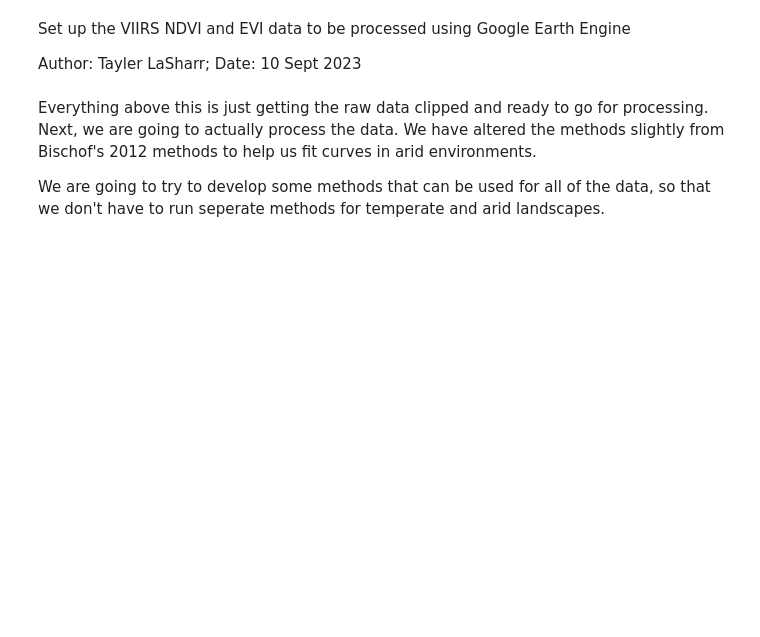
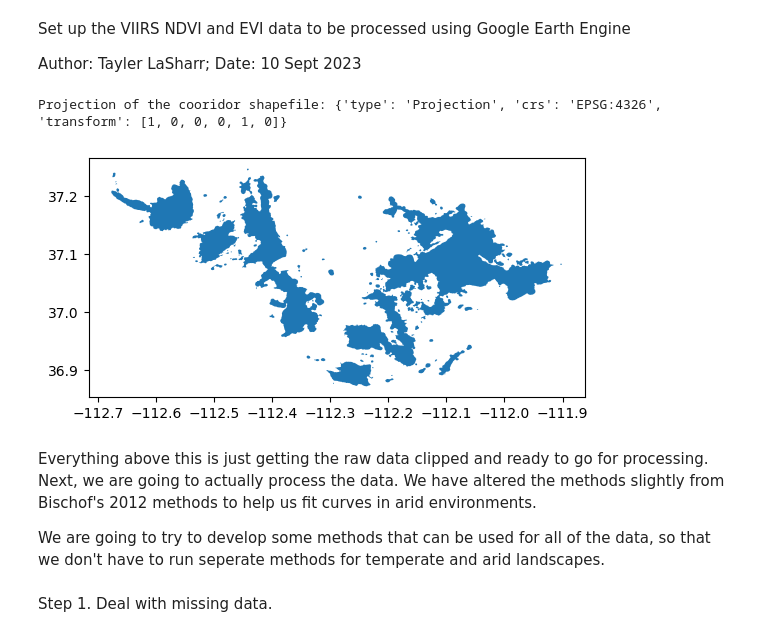
Before and after one commit to tlasharr/DroughtSurfing, a Jupyter notebook: RemoteSensingProcessing/1_PreProcessVIIRS_JN.ipynb, the cells around one changed output. Drawn from its saved outputs; the diff is of its cells as text; code cells hidden in the pictures; blank space fills up the shorter version.

Commit message:
Update 1_PreProcessVIIRS_JN.ipynb
Reorder steps for preprocessing.

```diff
--- a/RemoteSensingProcessing/1_PreProcessVIIRS_JN.ipynb
+++ b/RemoteSensingProcessing/1_PreProcessVIIRS_JN.ipynb
@@ -26,37 +27,41 @@ md_cooridor = ee.FeatureCollection('projects/ee-tlasharr/assets/UT_Paunsaugunt')
 
 ## load in the VIIRS data and the MODIS snow data
 viirs_ndvi = ee.ImageCollection('NASA/VIIRS/002/VNP13A1') \
                 .filterDate('2018-01-01', '2023-12-31') \
-                .select('NDVI', 'Pixel_Quality)
+                .select('NDVI', 'Pixel_Quality')
 
 viirs_evi = ee.ImageCollection('NASA/VIIRS/002/VNP13A1') \
                 .filterDate('2018-01-01', '2023-12-31') \
-                .select('EVI', 'Pixel_Quality)
+                .select('EVI', 'Pixel_Quality')
 
 modis_snow = ee.ImageCollection('MODIS/006/MOD10A1') \
                 .filterDate('2018-01-01', '2023-12-31') \
                 .select('NDSI_Snow_Cover')
 
 ## first see the projection of the shapefile
 coordidor_projection = md_cooridor.first().geometry().projection()
 print('Projection of the cooridor shapefile:', coordidor_projection.getInfo())
 
 ## now we can reproject the shapefile
 viirs_projection = viirs_ndvi.first().projection() ## this is the projection of the first image of the modis ndvi data
 target_crs = viirs_projection.crs() ## this is the crs from the modis.projection object
 target_crs_scale = viirs_projection.nominalScale() ## this is the scale (confused on what this is need to figure this out)
 
 ## this is a function to reproject it
 def reproject_feature(feature):
     return feature.setGeometry(feature.geometry().transform(target_crs, target_crs_scale))
 
 ## this is running the function, so now "reprojected_roi" is the new object we care about
 reprojected_roi = md_cooridor.map(reproject_feature)
 
 ## then plot it
-reprojected_roi.plot()
-reprojected_roi.plot(column='attribute', cmap='OrRd', legend=True)
+geojson = md_cooridor.getInfo()
+gdf = gpd.GeoDataFrame.from_features(geojson['features'])
+gdf.plot()
 plt.show()
+# %% [output]
+Projection of the cooridor shapefile: {'type': 'Projection', 'crs': 'EPSG:4326', 'transform': [1, 0, 0, 0, 1, 0]}
+[figure, added]
 # %%
 ## next, we can clip the data to the cooridor that we are working with
 
@@ -71,0 +75,2 @@ We are going to try to develop some methods that can be used for all of the data
+# %% [markdown]
+Step 1. Deal with missing data.
```
Also changed, not shown: parts of 8 cells of this notebook.
